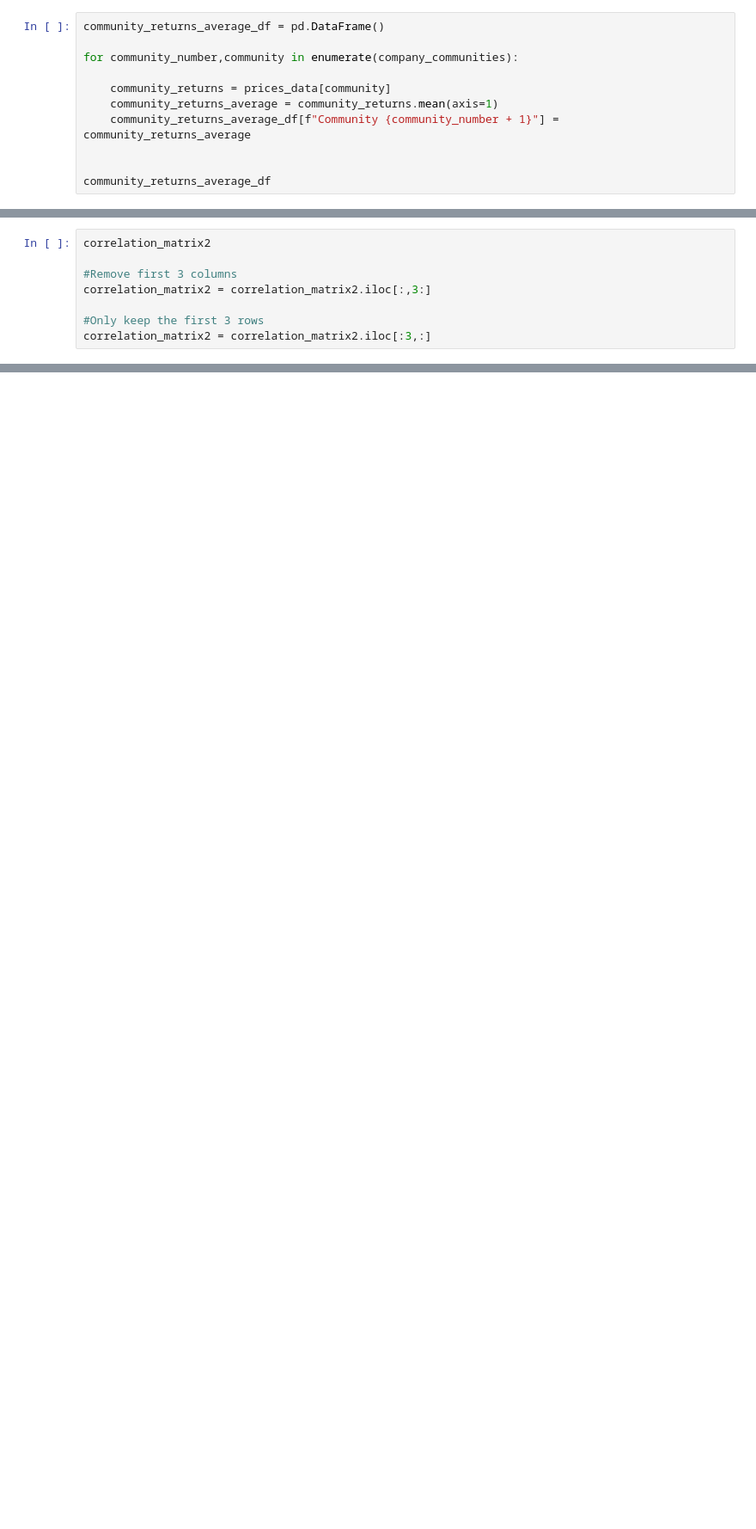
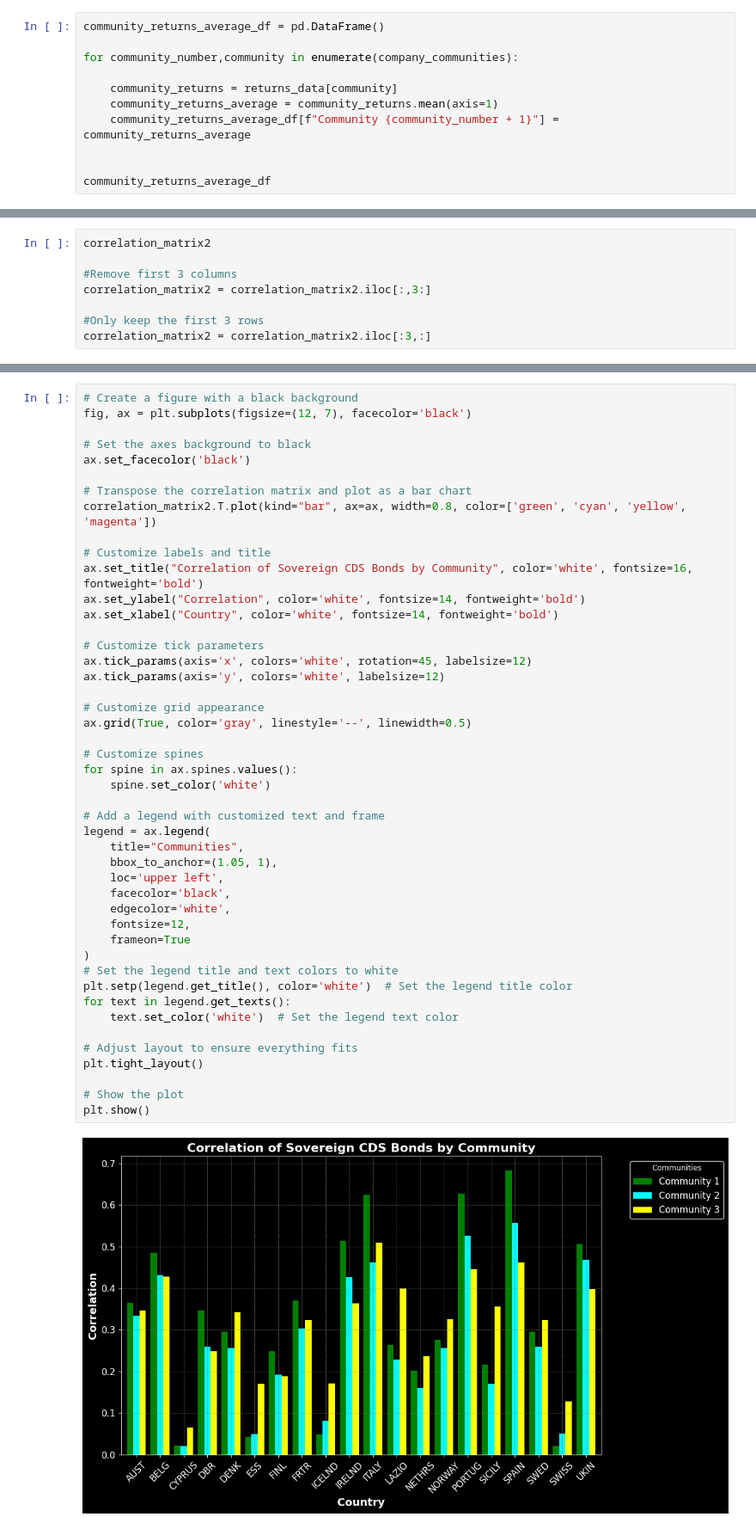
Before and after one commit to KLCALAW/ATCF, a Jupyter notebook: community_index_correlation.ipynb, the cells around one changed output, grey strips where cells are left out. Shown at 86% size. Saved outputs shown, nothing was run; the diff lists cells and outputs as text; blank space fills up the shorter version.

Commit message:
updated community index plots

```diff
--- a/community_index_correlation.ipynb
+++ b/community_index_correlation.ipynb
@@ -43,7 +43,7 @@ community_returns_average_df = pd.DataFrame()
 
 for community_number,community in enumerate(company_communities):
 
-    community_returns = prices_data[community]
+    community_returns = returns_data[community]
     community_returns_average = community_returns.mean(axis=1)
     community_returns_average_df[f"Community {community_number + 1}"] = community_returns_average
 
@@ -129,3 +115,51 @@ plt.show()
+# %%
+# Create a figure with a black background
+fig, ax = plt.subplots(figsize=(12, 7), facecolor='black')
+
+# Set the axes background to black
+ax.set_facecolor('black')
+
+# Transpose the correlation matrix and plot as a bar chart
+correlation_matrix2.T.plot(kind="bar", ax=ax, width=0.8, color=['green', 'cyan', 'yellow', 'magenta'])
+
+# Customize labels and title
+ax.set_title("Correlation of Sovereign CDS Bonds by Community", color='white', fontsize=16, fontweight='bold')
+ax.set_ylabel("Correlation", color='white', fontsize=14, fontweight='bold')
+ax.set_xlabel("Country", color='white', fontsize=14, fontweight='bold')
+
+# Customize tick parameters
+ax.tick_params(axis='x', colors='white', rotation=45, labelsize=12)
+ax.tick_params(axis='y', colors='white', labelsize=12)
+
+# Customize grid appearance
+ax.grid(True, color='gray', linestyle='--', linewidth=0.5)
+
+# Customize spines
+for spine in ax.spines.values():
+    spine.set_color('white')
+
+# Add a legend with customized text and frame
+legend = ax.legend(
+    title="Communities",
+    bbox_to_anchor=(1.05, 1),
+    loc='upper left',
+    facecolor='black',
+    edgecolor='white',
+    fontsize=12,
+    frameon=True
+)
+# Set the legend title and text colors to white
+plt.setp(legend.get_title(), color='white')  # Set the legend title color
+for text in legend.get_texts():
+    text.set_color('white')  # Set the legend text color
+
+# Adjust layout to ensure everything fits
+plt.tight_layout()
+
+# Show the plot
+plt.show()
+# %% [output]
+[figure, added]
 # %%
 regression_results = {}
 predicted_series = {}  # Store predicted series for each community
```
Also changed, not shown: parts of 4 cells of this notebook, 1 other file.
